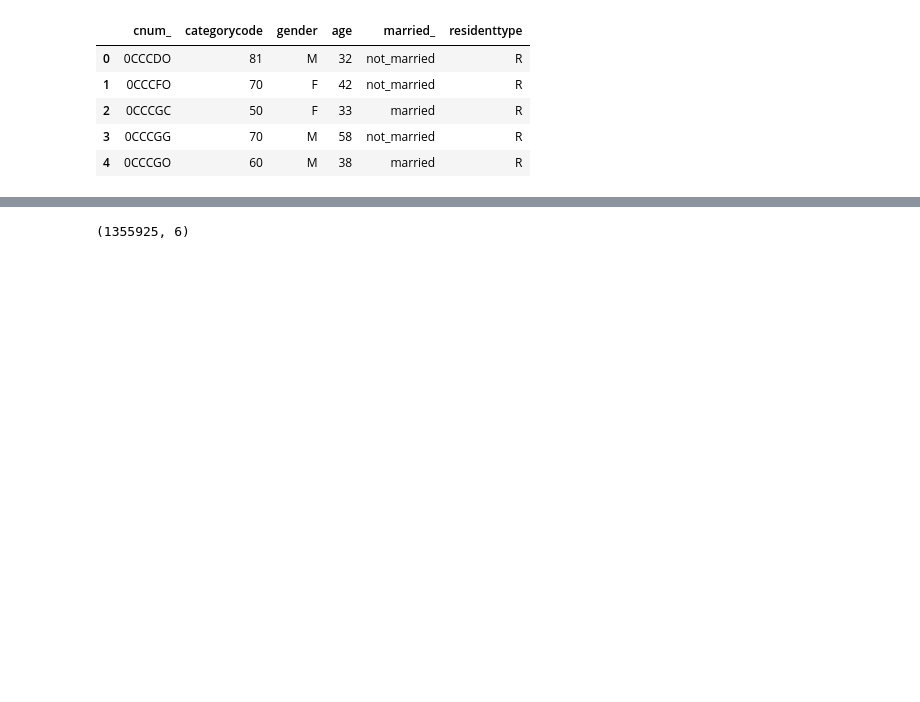
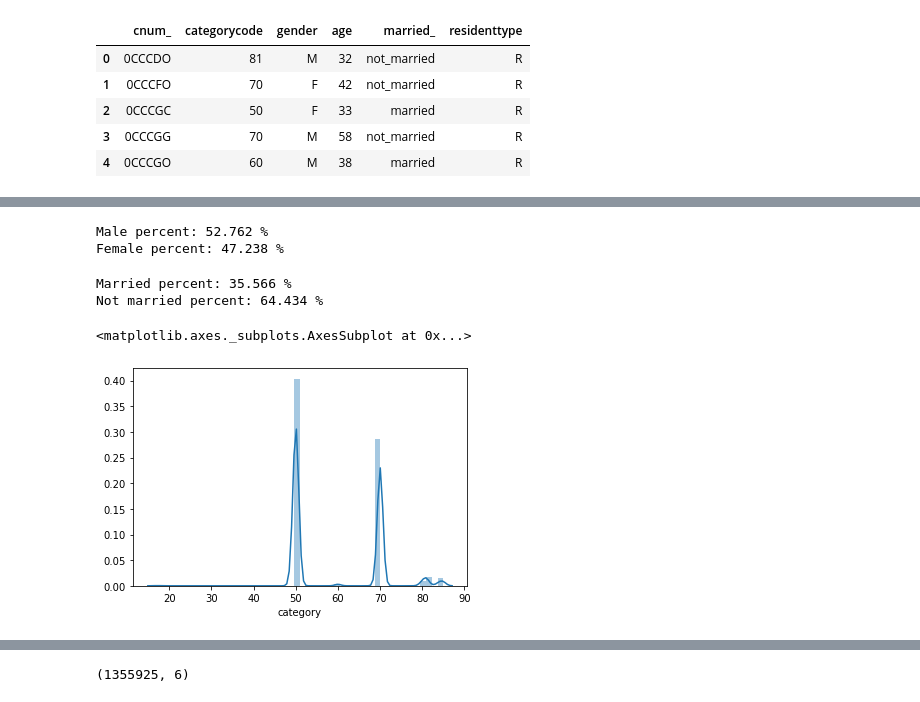
Before and after one commit to korney3/RaifHackDS29, a Jupyter notebook: Data Analysis.ipynb, the cells around one changed output, grey strips where cells are left out. Cells and saved outputs as stored; diff of their text form; code cells hidden in the pictures; blank space fills up the shorter version.

```diff
--- a/Data Analysis.ipynb
+++ b/Data Analysis.ipynb
@@ -33,0 +231,17 @@ clients_last.head()
+# %%
+print("Male percent:", round(100*clients_last.gender.value_counts()['M']/clients_last.shape[0],3),'%')
+print("Female percent:", round(100*clients_last.gender.value_counts()['F']/clients_last.shape[0],3),'%')
+# %% [output]
+Male percent: 52.762 %
+Female percent: 47.238 %
+# %%
+print("Married percent:", round(100*clients_last.married_.value_counts()['married']/clients_last.shape[0],3),'%')
+print("Not married percent:", round(100*clients_last.married_.value_counts()['not_married']/clients_last.shape[0],3),'%')
+# %% [output]
+Married percent: 35.566 %
+Not married percent: 64.434 %
+# %%
+sns.distplot(clients_last.category)
+# %% [output]
+<matplotlib.axes._subplots.AxesSubplot at 0x...>
+[figure, added]
```
Also changed, not shown: parts of 96 cells of this notebook.
